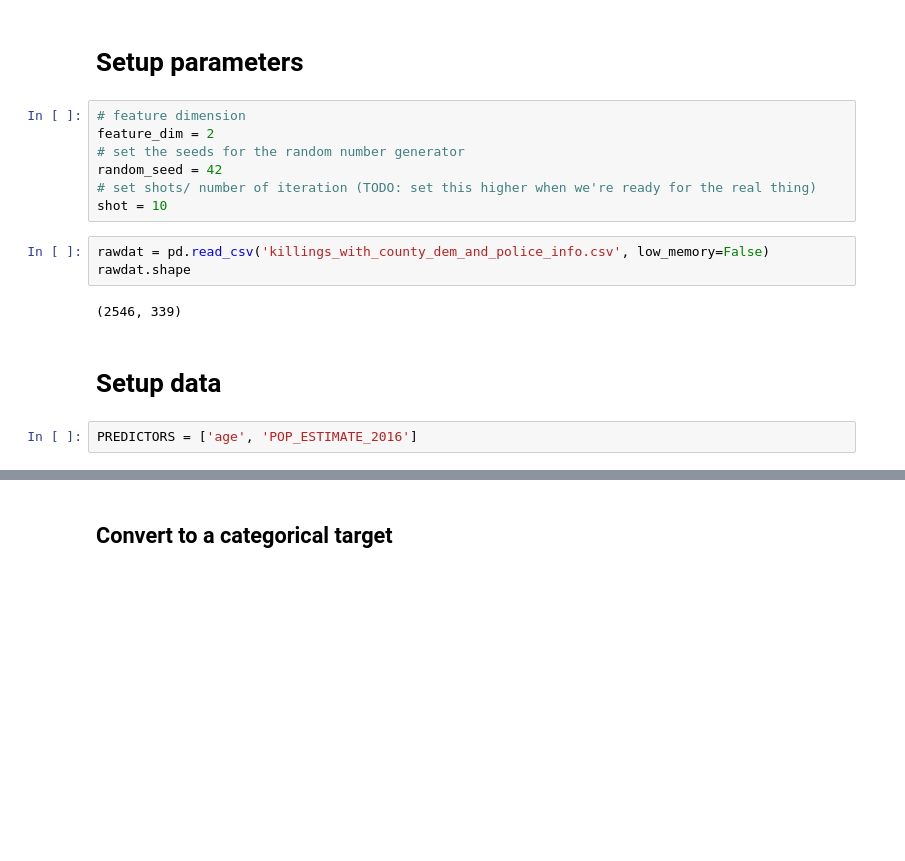
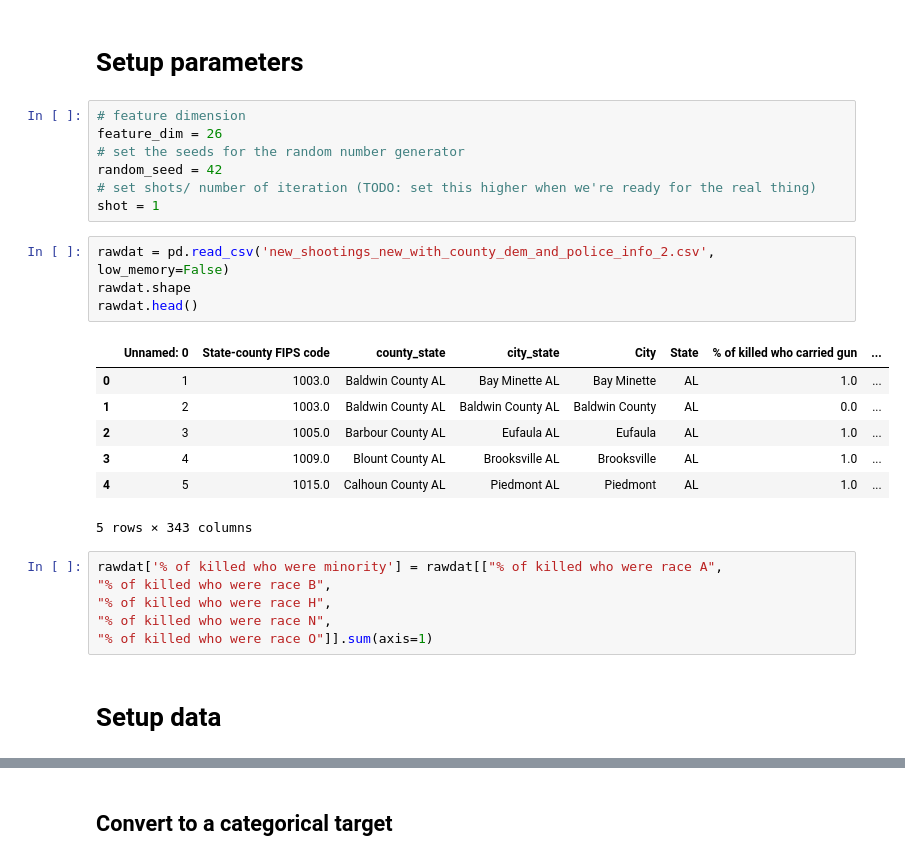
Before and after one commit to isaacNorthwestern/quantum_hackathon, a Jupyter notebook: notebooks/QSVM-baseline.ipynb, the cells around one changed output, grey strips where cells are left out. Drawn from its saved outputs; the diff is of its cells as text; blank space fills up the shorter version.

```diff
--- a/notebooks/QSVM-baseline.ipynb
+++ b/notebooks/QSVM-baseline.ipynb
@@ -39,17 +39,28 @@ Necessary libraries and packages are imported successfully!
 # Setup parameters
 # %%
 # feature dimension
-feature_dim = 2
+feature_dim = 26
 # set the seeds for the random number generator
 random_seed = 42
 # set shots/ number of iteration (TODO: set this higher when we're ready for the real thing)
-shot = 10
+shot = 1
 # %%
-rawdat = pd.read_csv('killings_with_county_dem_and_police_info.csv', low_memory=False)
+rawdat = pd.read_csv('new_shootings_new_with_county_dem_and_police_info_2.csv', low_memory=False)
 rawdat.shape
+rawdat.head()
 # %% [output]
+|  | Unnamed: 0 | State-county FIPS code | county_state | city_state | City | State | % of killed who carried gun | ... |
+| 0 | 1 | 1003.0 | Baldwin County AL | Bay Minette AL | Bay Minette | AL | 1.0 | ... |
+| 1 | 2 | 1003.0 | Baldwin County AL | Baldwin County AL | Baldwin County | AL | 0.0 | ... |
+| 2 | 3 | 1005.0 | Barbour County AL | Eufaula AL | Eufaula | AL | 1.0 | ... |
+| 3 | 4 | 1009.0 | Blount County AL | Brooksville AL | Brooksville | AL | 1.0 | ... |
+| 4 | 5 | 1015.0 | Calhoun County AL | Piedmont AL | Piedmont | AL | 1.0 | ... |
-(2546, 339)
+5 rows × 343 columns
+# %%
+rawdat['% of killed who were minority'] = rawdat[["% of killed who were race A",
+"% of killed who were race B",
+"% of killed who were race H",
+"% of killed who were race N",
+"% of killed who were race O"]].sum(axis=1)
 # %% [markdown]
 # Setup data
-# %%
-PREDICTORS = ['age', 'POP_ESTIMATE_2016']
```
Also changed, not shown: parts of 17 cells of this notebook.
